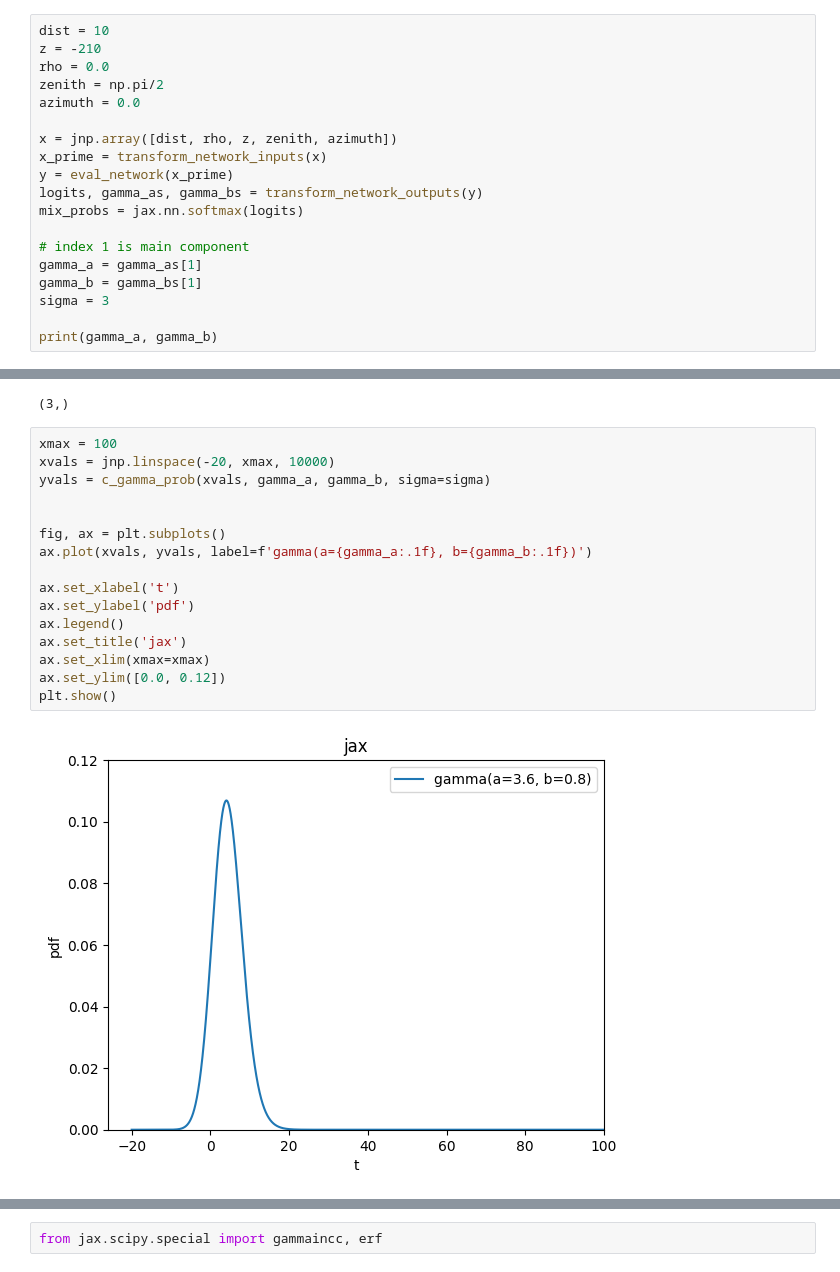
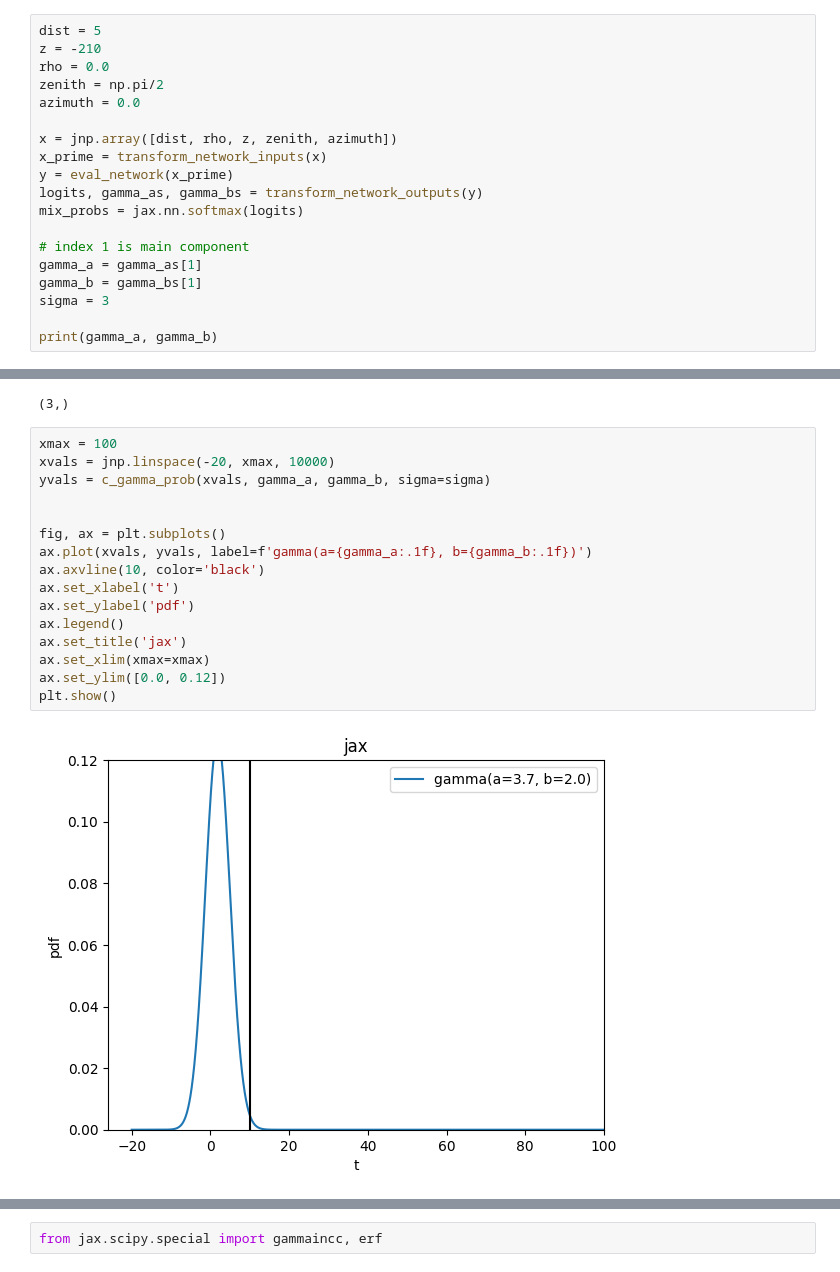
Before and after one commit to rishibbdb/TPN_DeV, a Jupyter notebook: dev/notebooks/testing_convoluted_mpe.ipynb, the cells around one changed output, grey strips where cells are left out. Cells and saved outputs as stored; diff of their text form.

```diff
--- a/dev/notebooks/testing_convoluted_mpe.ipynb
+++ b/dev/notebooks/testing_convoluted_mpe.ipynb
@@ -18,7 +18,7 @@ from lib.trafos import transform_network_outputs, transform_network_inputs
 # %%
 eval_network = get_network_eval_fn(bpath='/home/storage/hans/jax_reco_new/data/network')
 # %%
-dist = 10
+dist = 5
 z = -210
 rho = 0.0
 zenith = np.pi/2
@@ -45,21 +45,21 @@ print(mix_probs.shape)
 # %%
 xmax = 100
 xvals = jnp.linspace(-20, xmax, 10000)
 yvals = c_gamma_prob(xvals, gamma_a, gamma_b, sigma=sigma)
 
 
 fig, ax = plt.subplots()
 ax.plot(xvals, yvals, label=f'gamma(a={gamma_a:.1f}, b={gamma_b:.1f})')
-
+ax.axvline(10, color='black')
 ax.set_xlabel('t')
 ax.set_ylabel('pdf')
 ax.legend()
 ax.set_title('jax')
 ax.set_xlim(xmax=xmax)
 ax.set_ylim([0.0, 0.12])
 plt.show()
 # %% [output]
-[figure, old version]
+[figure, new version]
 # %%
 from jax.scipy.integrate import trapezoid
 #x_int = jnp.linspace(-20, (gamma_a-1)/gamma_b, 10000)
```
Also changed, not shown: parts of 7 cells of this notebook, 6 other files.
